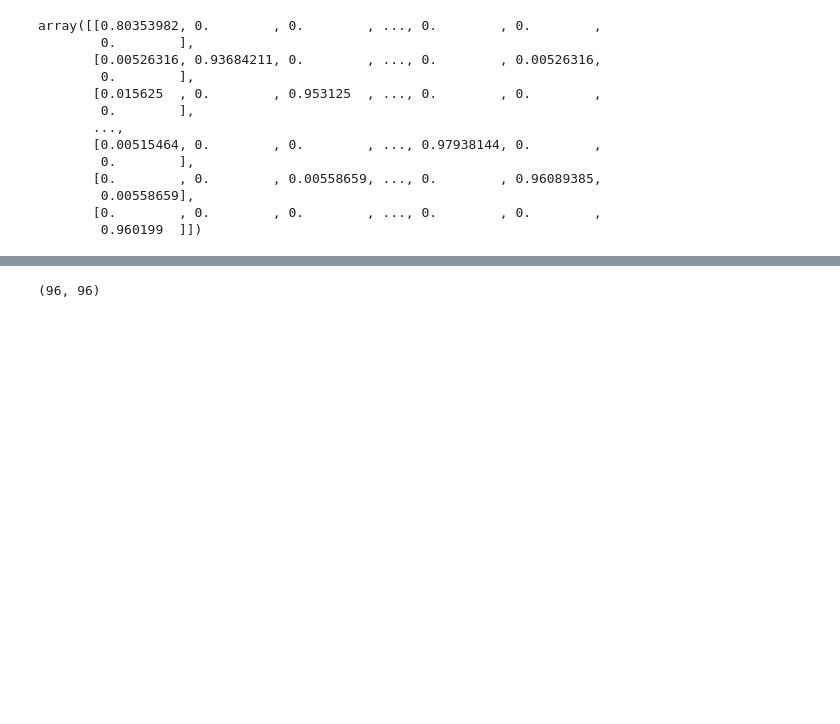
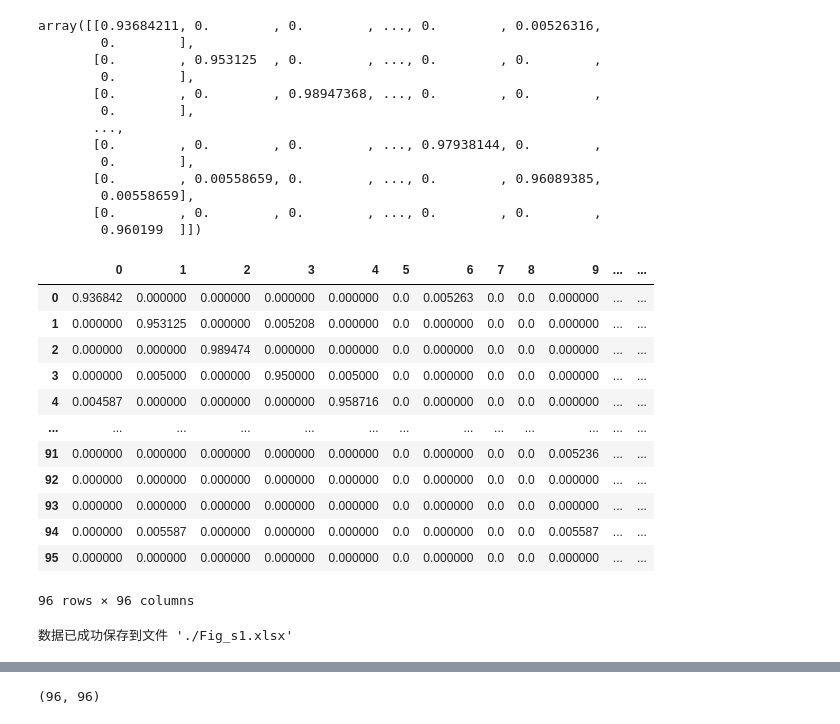
Before and after one commit to Taltalite/sustag_orctrl, a Jupyter notebook: figure_plot/Fig S1.ipynb, the cells around one changed output, grey strips where cells are left out. Drawn from its saved outputs; the diff is of its cells as text; code cells hidden in the pictures; blank space fills up the shorter version.

```diff
--- a/figure_plot/Fig S1.ipynb
+++ b/figure_plot/Fig S1.ipynb
@@ -12,18 +12,44 @@ import tqdm
 # %%
 CNN_por_cm = np.load('/home/lijy/workspace/sustag_orctrl/test/output/porcupine/cnn_porcupine_confusion_matrix.npy')
 # %%
-CNN_por_cm
+CNN_por_cm_wo0 = CNN_por_cm[1:, 1:]
+CNN_por_cm_wo0
 # %% [output]
-array([[0.80353982, 0.        , 0.        , ..., 0.        , 0.        ,
+array([[0.93684211, 0.        , 0.        , ..., 0.        , 0.00526316,
         0.        ],
-       [0.00526316, 0.93684211, 0.        , ..., 0.        , 0.00526316,
+       [0.        , 0.953125  , 0.        , ..., 0.        , 0.        ,
         0.        ],
-       [0.015625  , 0.        , 0.953125  , ..., 0.        , 0.        ,
+       [0.        , 0.        , 0.98947368, ..., 0.        , 0.        ,
         0.        ],
        ...,
-       [0.00515464, 0.        , 0.        , ..., 0.97938144, 0.        ,
+       [0.        , 0.        , 0.        , ..., 0.97938144, 0.        ,
         0.        ],
-       [0.        , 0.        , 0.00558659, ..., 0.        , 0.96089385,
+       [0.        , 0.00558659, 0.        , ..., 0.        , 0.96089385,
         0.00558659],
        [0.        , 0.        , 0.        , ..., 0.        , 0.        ,
         0.960199  ]])
+# %%
+df = pd.DataFrame(data=CNN_por_cm_wo0)
+df
+# %% [output]
+|  | 0 | 1 | 2 | 3 | 4 | 5 | 6 | 7 | 8 | 9 | ... | ... |
+| 0 | 0.936842 | 0.000000 | 0.000000 | 0.000000 | 0.000000 | 0.0 | 0.005263 | 0.0 | 0.0 | 0.000000 | ... | ... |
+| 1 | 0.000000 | 0.953125 | 0.000000 | 0.005208 | 0.000000 | 0.0 | 0.000000 | 0.0 | 0.0 | 0.000000 | ... | ... |
+| 2 | 0.000000 | 0.000000 | 0.989474 | 0.000000 | 0.000000 | 0.0 | 0.000000 | 0.0 | 0.0 | 0.000000 | ... | ... |
+| 3 | 0.000000 | 0.005000 | 0.000000 | 0.950000 | 0.005000 | 0.0 | 0.000000 | 0.0 | 0.0 | 0.000000 | ... | ... |
+| 4 | 0.004587 | 0.000000 | 0.000000 | 0.000000 | 0.958716 | 0.0 | 0.000000 | 0.0 | 0.0 | 0.000000 | ... | ... |
+| ... | ... | ... | ... | ... | ... | ... | ... | ... | ... | ... | ... | ... |
+| 91 | 0.000000 | 0.000000 | 0.000000 | 0.000000 | 0.000000 | 0.0 | 0.000000 | 0.0 | 0.0 | 0.005236 | ... | ... |
+| 92 | 0.000000 | 0.000000 | 0.000000 | 0.000000 | 0.000000 | 0.0 | 0.000000 | 0.0 | 0.0 | 0.000000 | ... | ... |
+| 93 | 0.000000 | 0.000000 | 0.000000 | 0.000000 | 0.000000 | 0.0 | 0.000000 | 0.0 | 0.0 | 0.000000 | ... | ... |
+| 94 | 0.000000 | 0.005587 | 0.000000 | 0.000000 | 0.000000 | 0.0 | 0.000000 | 0.0 | 0.0 | 0.005587 | ... | ... |
+| 95 | 0.000000 | 0.000000 | 0.000000 | 0.000000 | 0.000000 | 0.0 | 0.000000 | 0.0 | 0.0 | 0.000000 | ... | ... |
+96 rows × 96 columns
+# %%
+excel_filename = './Fig_s1.xlsx'
+
+df.to_excel(excel_filename, sheet_name='Fig_S1', index=False, header=False)
+
+print(f"\n数据已成功保存到文件 '{excel_filename}'")
+# %% [output]
+数据已成功保存到文件 './Fig_s1.xlsx'
```
Also changed, not shown: parts of 1 cell of this notebook, 9 other files.
